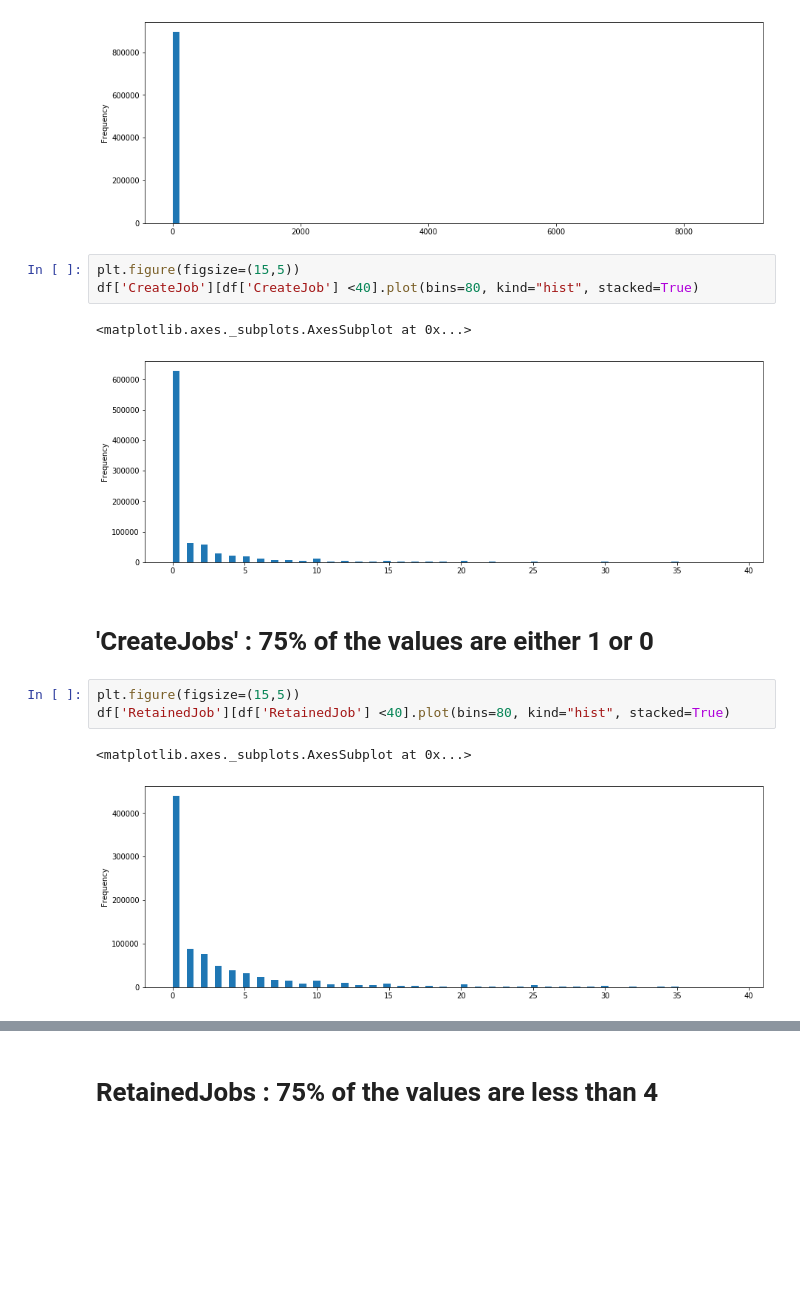
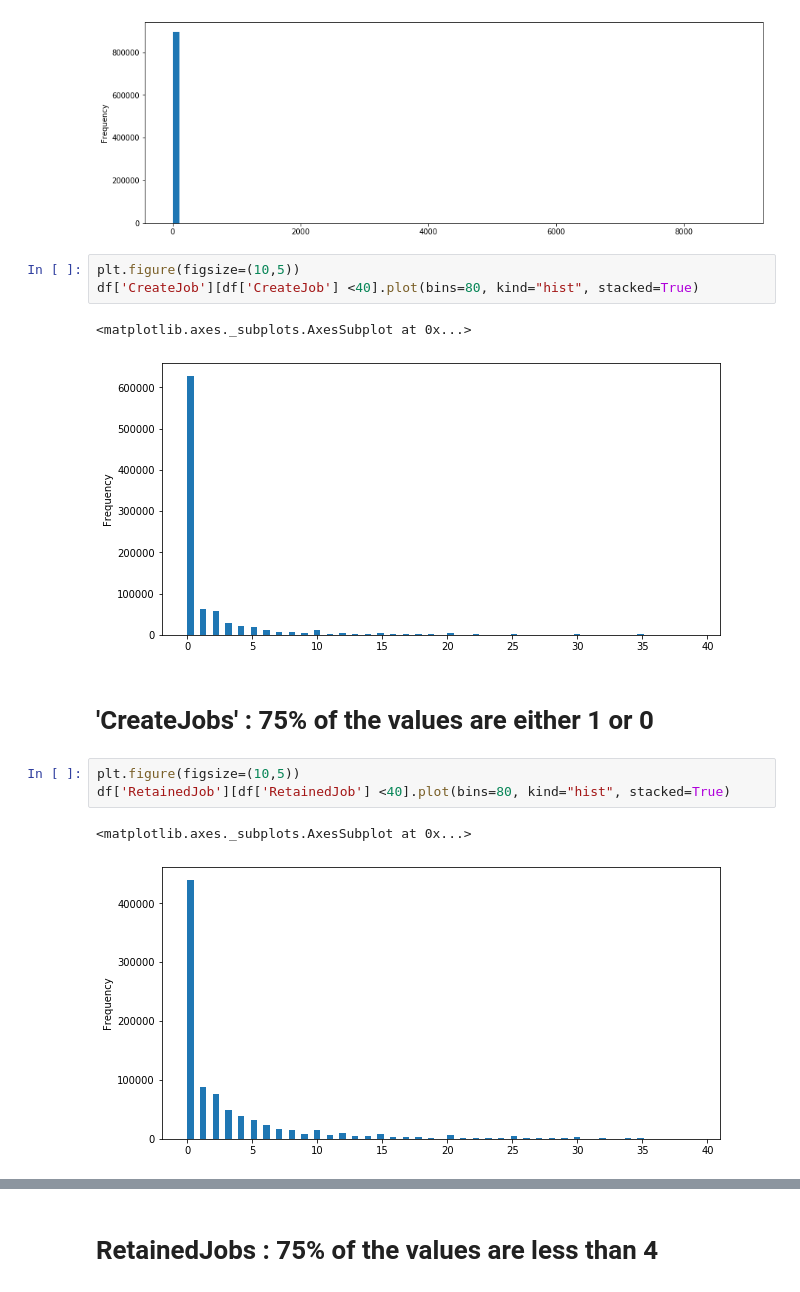
Before and after one commit to aelshamarka/Capstone-Project, a Jupyter notebook: Initial_Results.ipynb, the cells around one changed output, grey strips where cells are left out. Drawn from its saved outputs; the diff is of its cells as text; blank space fills up the shorter version.

```diff
--- a/Initial_Results.ipynb
+++ b/Initial_Results.ipynb
@@ -481,17 +481,17 @@ df['CreateJob'].plot(bins=80, kind="hist", stacked=True)
 <matplotlib.axes._subplots.AxesSubplot at 0x...>
 [figure]
 # %%
-plt.figure(figsize=(15,5))
+plt.figure(figsize=(10,5))
 df['CreateJob'][df['CreateJob'] <40].plot(bins=80, kind="hist", stacked=True)
 # %% [output]
 <matplotlib.axes._subplots.AxesSubplot at 0x...>
-[figure, old version]
+[figure, new version]
 # %% [markdown]
 # 'CreateJobs' : 75% of the values are either 1 or 0
 # %%
-plt.figure(figsize=(15,5))
+plt.figure(figsize=(10,5))
 df['RetainedJob'][df['RetainedJob'] <40].plot(bins=80, kind="hist", stacked=True)
 # %% [output]
 <matplotlib.axes._subplots.AxesSubplot at 0x...>
-[figure, old version]
+[figure, new version]
 # %%
```
Also changed, not shown: parts of 26 cells of this notebook.
